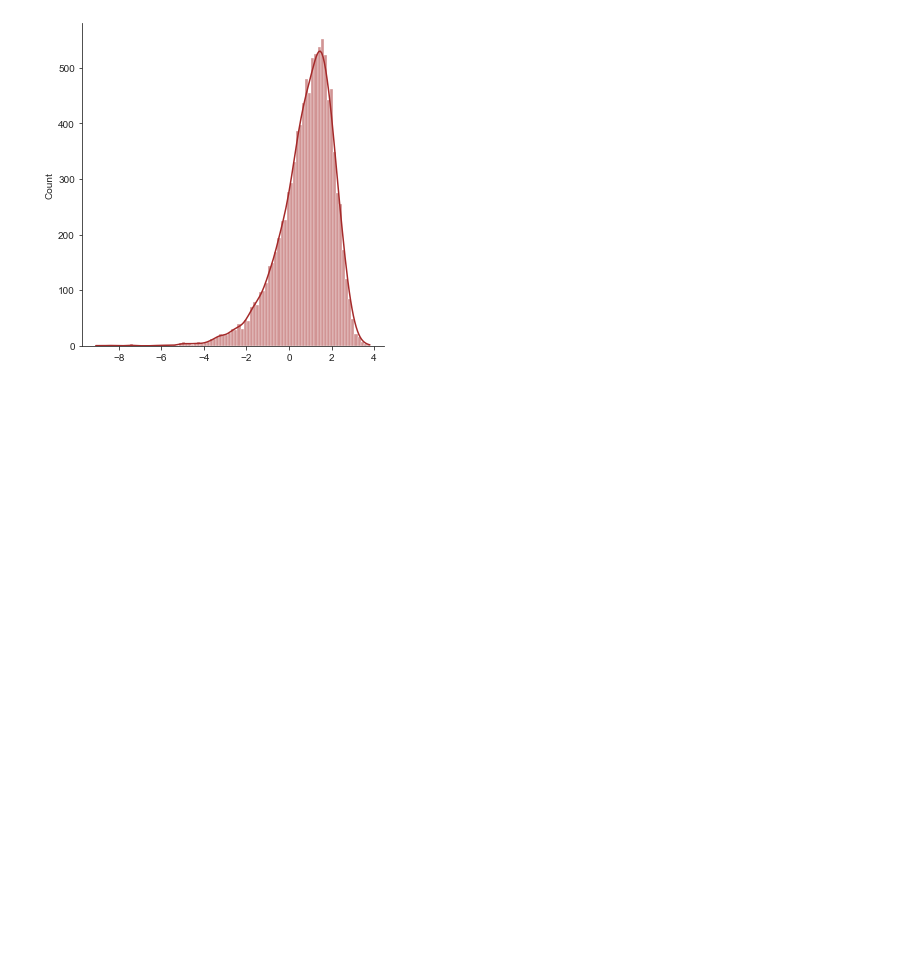
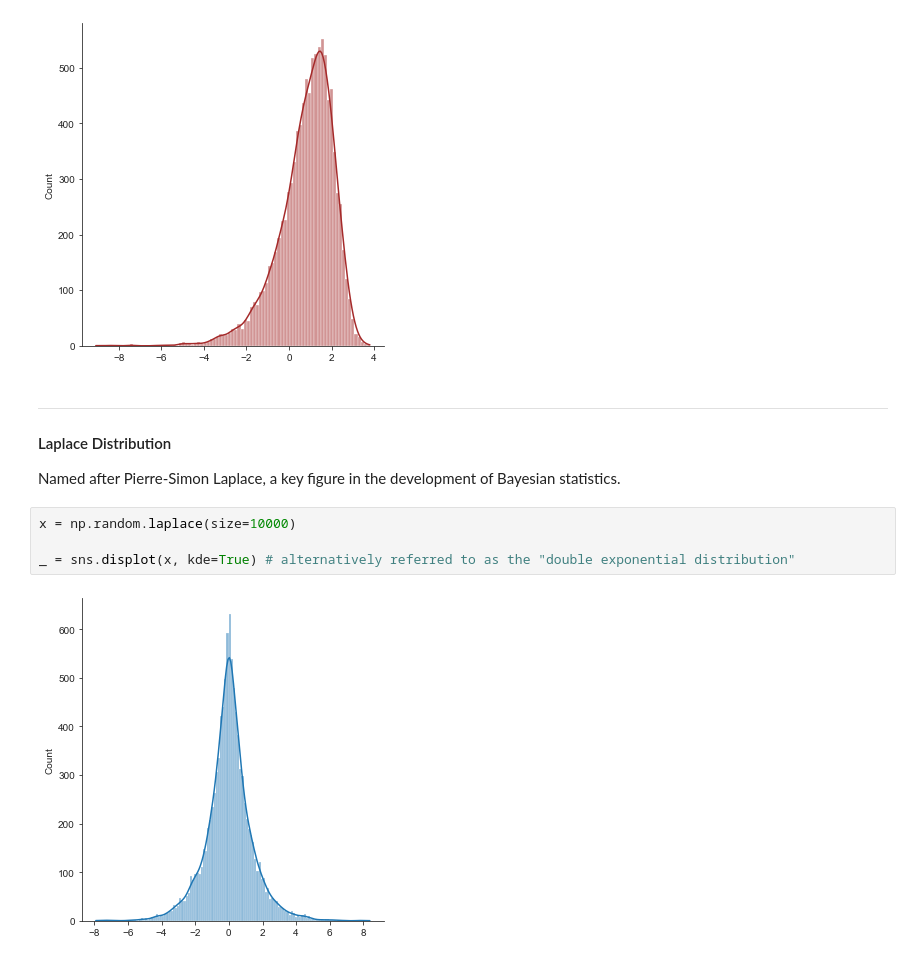
Before and after one commit to luo-xiao/Python_Learning, a Jupyter notebook: app6_probability_and_statistics/2_Distributions_in_ML.ipynb, the cells around one changed output. Drawn from its saved outputs; the diff is of its cells as text; blank space fills up the shorter version.

```diff
--- a/app6_probability_and_statistics/2_Distributions_in_ML.ipynb
+++ b/app6_probability_and_statistics/2_Distributions_in_ML.ipynb
@@ -192,3 +194,15 @@ Its logarithm has a skewed distribution:
 _ = sns.displot(np.log(x), color='brown', kde=True)
 # %% [output]
 [figure]
+# %% [markdown]
+<hr>
+
+#### Laplace Distribution
+
+Named after Pierre-Simon Laplace, a key figure in the development of Bayesian statistics.
+# %%
+x = np.random.laplace(size=10000)
+
+_ = sns.displot(x, kde=True) # alternatively referred to as the "double exponential distribution"
+# %% [output]
+[figure, added]
```
Also changed, not shown: parts of 18 cells of this notebook.
